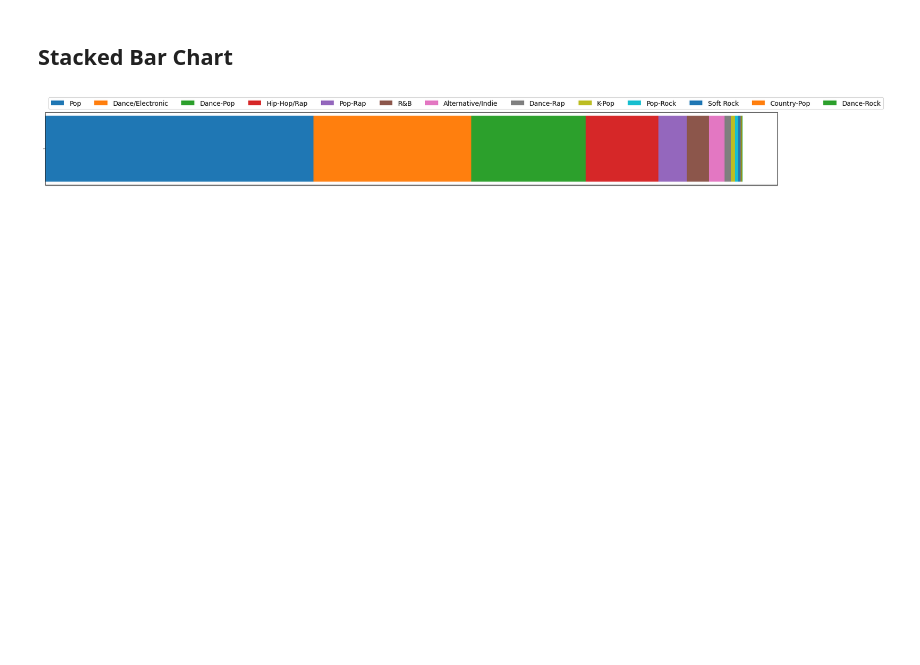
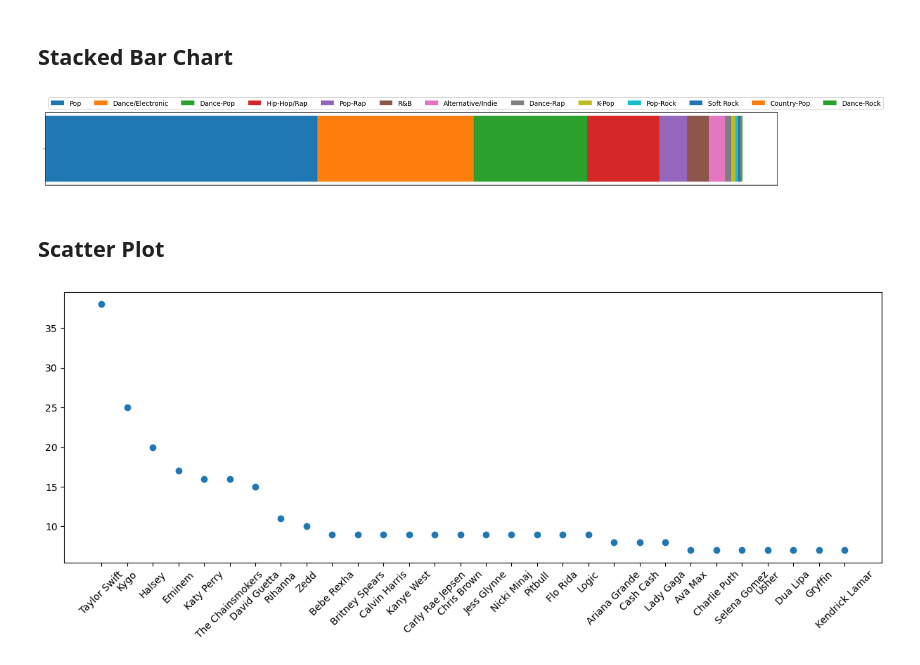
Before and after one commit to ntrllog/Music-Genre-Visualization, a Jupyter notebook: Music Genre Visualization.ipynb, the cells around one changed output. Saved outputs shown, nothing was run; the diff lists cells and outputs as text; code cells hidden in the pictures; blank space fills up the shorter version.

Commit message:
add scatter

```diff
--- a/Music Genre Visualization.ipynb
+++ b/Music Genre Visualization.ipynb
@@ -81,3 +81,36 @@ plt.show()
 [figure]
 # %%
 fig.savefig('pictures/stacked_bar.png', bbox_inches='tight')
+# %% [markdown]
+## Scatter Plot
+# %%
+artists_dict = {}
+
+artists_col = df['Artist(s)']
+for i in range(len(artists_col)):
+    artist_row = artists_col[i]
+    artist_split_ft = artist_row.split(' ft. ')
+    for artist in artist_split_ft:
+        artist_split_comma = artist.split(', ')
+        for a in artist_split_comma:
+            if a in artists_dict:
+                artists_dict[a] += 1
+            else:
+                artists_dict[a] = 1
+
+sorted_artists = dict(sorted(artists_dict.items(), key=lambda item: item[1], reverse=True))
+
+labels = []
+values = []
+for k,v in sorted_artists.items():
+    if len(labels) == 30:
+        break
+    labels.append(k)
+    values.append(v)
+
+fig, ax = plt.subplots(figsize=(15, 5))
+ax.scatter(labels, values)
+plt.xticks(rotation=45)
+plt.show()
+# %% [output]
+[figure, added]
```
Also changed, not shown: parts of 3 cells of this notebook, 6 other files.
